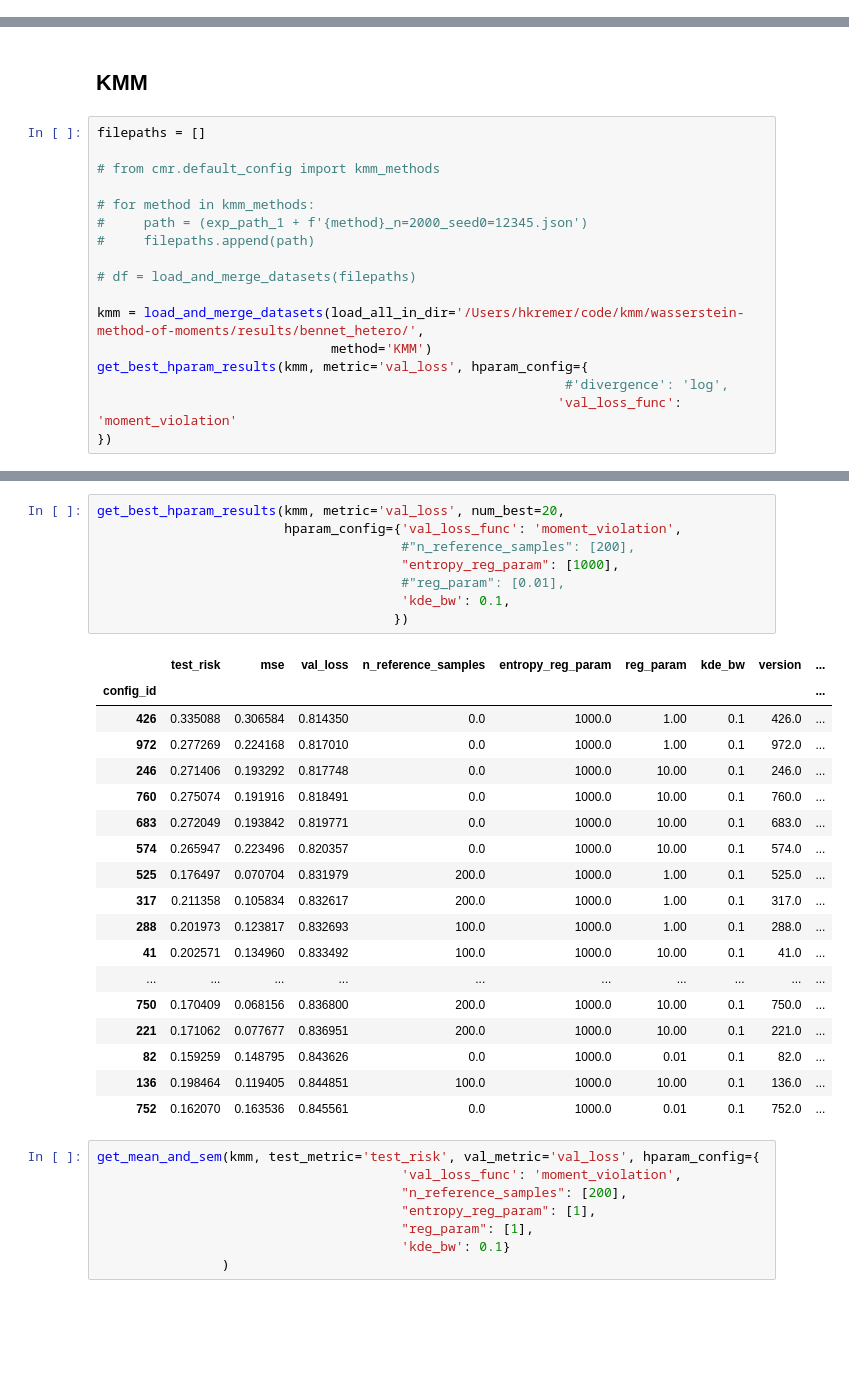
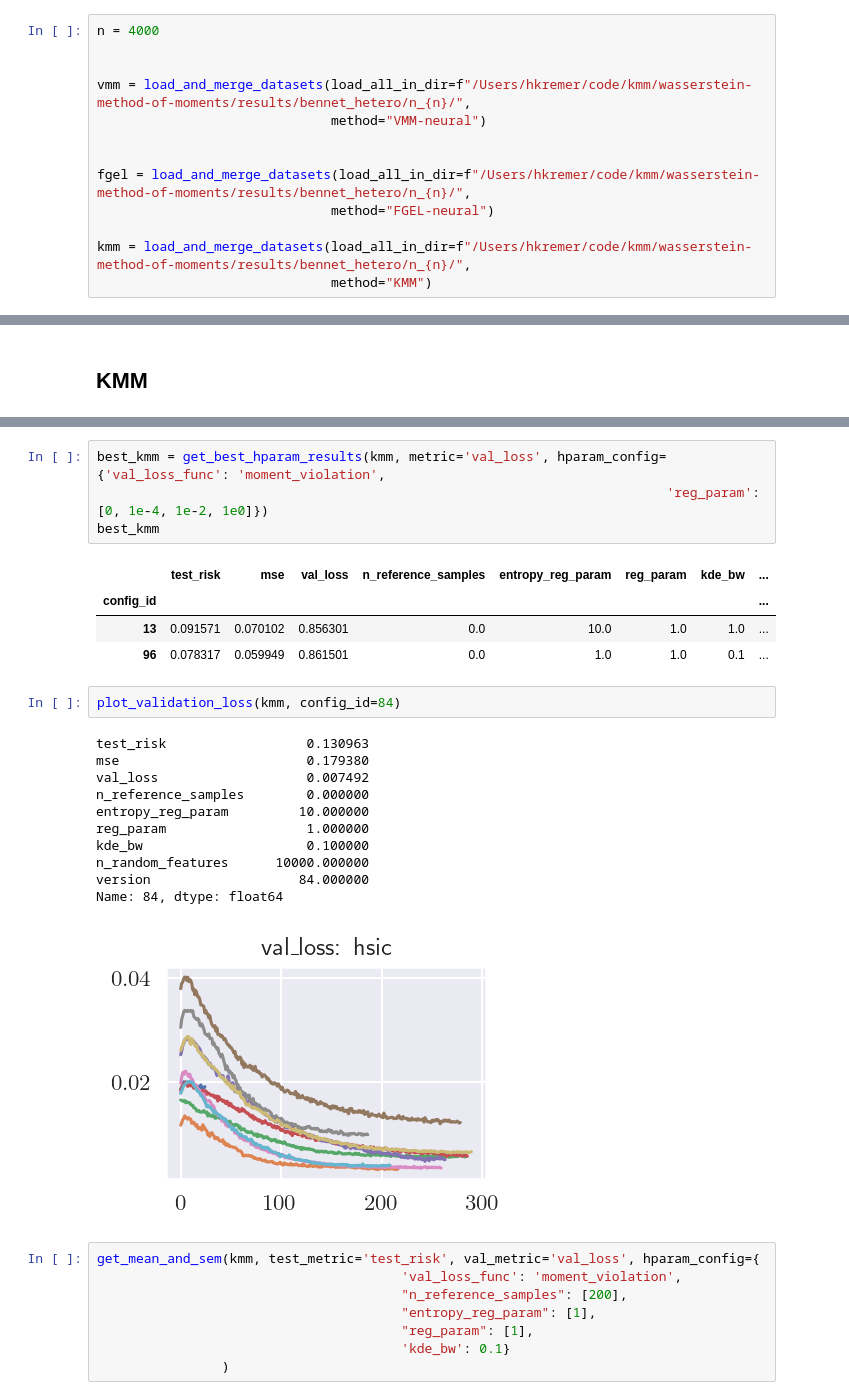
Before and after one commit to HeinerKremer/conditional-moment-restrictions, a Jupyter notebook: experiments/eval_data_pandas.ipynb, the cells around one changed output, grey strips where cells are left out. Drawn from its saved outputs; the diff is of its cells as text; blank space fills up the shorter version.

```diff
--- a/experiments/eval_data_pandas.ipynb
+++ b/experiments/eval_data_pandas.ipynb
@@ -123,0 +129,13 @@ exp_path_1 = "/Users/hkremer/code/kmm/wasserstein-method-of-moments/results/benn
+# %%
+n = 4000
+
+
+vmm = load_and_merge_datasets(load_all_in_dir=f"/Users/hkremer/code/kmm/wasserstein-method-of-moments/results/bennet_hetero/n_{n}/",
+                              method="VMM-neural")
+
+
+fgel = load_and_merge_datasets(load_all_in_dir=f"/Users/hkremer/code/kmm/wasserstein-method-of-moments/results/bennet_hetero/n_{n}/",
+                              method="FGEL-neural")
+
+kmm = load_and_merge_datasets(load_all_in_dir=f"/Users/hkremer/code/kmm/wasserstein-method-of-moments/results/bennet_hetero/n_{n}/",
+                              method="KMM")
@@ -166,19 +194,2 @@ Found 1/1 files.
 # %% [markdown]
 ## KMM
-# %%
-filepaths = []
-
-# from cmr.default_config import kmm_methods
-
-# for method in kmm_methods:
-#     path = (exp_path_1 + f'{method}_n=2000_seed0=12345.json')
-#     filepaths.append(path)
-
-# df = load_and_merge_datasets(filepaths)
-
-kmm = load_and_merge_datasets(load_all_in_dir='/Users/hkremer/code/kmm/wasserstein-method-of-moments/results/bennet_hetero/',
-                              method='KMM')
-get_best_hparam_results(kmm, metric='val_loss', hparam_config={
-                                                            #'divergence': 'log',
-                                                           'val_loss_func': 'moment_violation'
-})
@@ -201,30 +196,26 @@ Found 1083/1083 files.
 # %%
-get_best_hparam_results(kmm, metric='val_loss', num_best=20,
-                        hparam_config={'val_loss_func': 'moment_violation',
-                                       #"n_reference_samples": [200],
-                                       "entropy_reg_param": [1000],
-                                       #"reg_param": [0.01],
-                                       'kde_bw': 0.1,
-                                      })
+best_kmm = get_best_hparam_results(kmm, metric='val_loss', hparam_config={'val_loss_func': 'moment_violation',
+                                                                         'reg_param': [0, 1e-4, 1e-2, 1e0]})
+best_kmm
 # %% [output]
-|  | test_risk | mse | val_loss | n_reference_samples | entropy_reg_param | reg_param | kde_bw | version | ... |
-| config_id |  |  |  |  |  |  |  |  | ... |
-| 426 | 0.335088 | 0.306584 | 0.814350 | 0.0 | 1000.0 | 1.00 | 0.1 | 426.0 | ... |
-| 972 | 0.277269 | 0.224168 | 0.817010 | 0.0 | 1000.0 | 1.00 | 0.1 | 972.0 | ... |
-| 246 | 0.271406 | 0.193292 | 0.817748 | 0.0 | 1000.0 | 10.00 | 0.1 | 246.0 | ... |
-| 760 | 0.275074 | 0.191916 | 0.818491 | 0.0 | 1000.0 | 10.00 | 0.1 | 760.0 | ... |
-| 683 | 0.272049 | 0.193842 | 0.819771 | 0.0 | 1000.0 | 10.00 | 0.1 | 683.0 | ... |
-| 574 | 0.265947 | 0.223496 | 0.820357 | 0.0 | 1000.0 | 10.00 | 0.1 | 574.0 | ... |
-| 525 | 0.176497 | 0.070704 | 0.831979 | 200.0 | 1000.0 | 1.00 | 0.1 | 525.0 | ... |
-| 317 | 0.211358 | 0.105834 | 0.832617 | 200.0 | 1000.0 | 1.00 | 0.1 | 317.0 | ... |
-| 288 | 0.201973 | 0.123817 | 0.832693 | 100.0 | 1000.0 | 1.00 | 0.1 | 288.0 | ... |
-| 41 | 0.202571 | 0.134960 | 0.833492 | 100.0 | 1000.0 | 10.00 | 0.1 | 41.0 | ... |
-| ... | ... | ... | ... | ... | ... | ... | ... | ... | ... |
-| 750 | 0.170409 | 0.068156 | 0.836800 | 200.0 | 1000.0 | 10.00 | 0.1 | 750.0 | ... |
-| 221 | 0.171062 | 0.077677 | 0.836951 | 200.0 | 1000.0 | 10.00 | 0.1 | 221.0 | ... |
-| 82 | 0.159259 | 0.148795 | 0.843626 | 0.0 | 1000.0 | 0.01 | 0.1 | 82.0 | ... |
-| 136 | 0.198464 | 0.119405 | 0.844851 | 100.0 | 1000.0 | 10.00 | 0.1 | 136.0 | ... |
-| 752 | 0.162070 | 0.163536 | 0.845561 | 0.0 | 1000.0 | 0.01 | 0.1 | 752.0 | ... |
+|  | test_risk | mse | val_loss | n_reference_samples | entropy_reg_param | reg_param | kde_bw | ... |
+| config_id |  |  |  |  |  |  |  | ... |
+| 13 | 0.091571 | 0.070102 | 0.856301 | 0.0 | 10.0 | 1.0 | 1.0 | ... |
+| 96 | 0.078317 | 0.059949 | 0.861501 | 0.0 | 1.0 | 1.0 | 0.1 | ... |
+# %%
+plot_validation_loss(kmm, config_id=84)
+# %% [output]
+test_risk                  0.130963
+mse                        0.179380
+val_loss                   0.007492
+n_reference_samples        0.000000
+entropy_reg_param         10.000000
+reg_param                  1.000000
+kde_bw                     0.100000
+n_random_features      10000.000000
+version                   84.000000
+Name: 84, dtype: float64
+[figure, added]
 # %%
 get_mean_and_sem(kmm, test_metric='test_risk', val_metric='val_loss', hparam_config={
                                        'val_loss_func': 'moment_violation',
```
Also changed, not shown: parts of 18 cells of this notebook, 4 other files.
